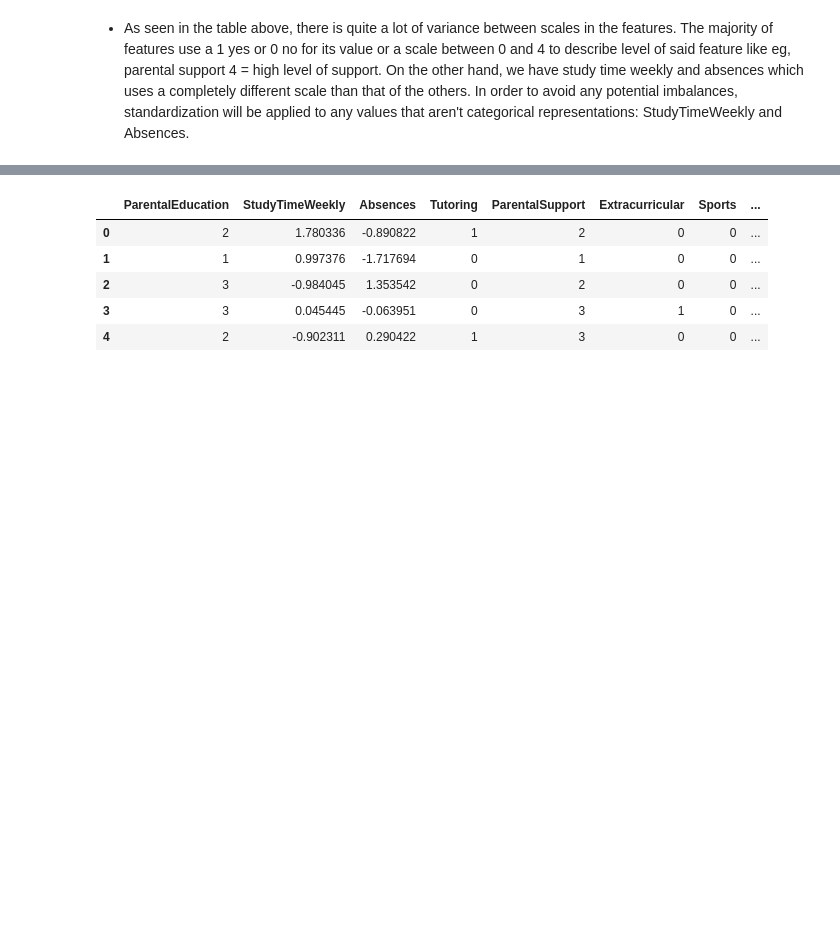
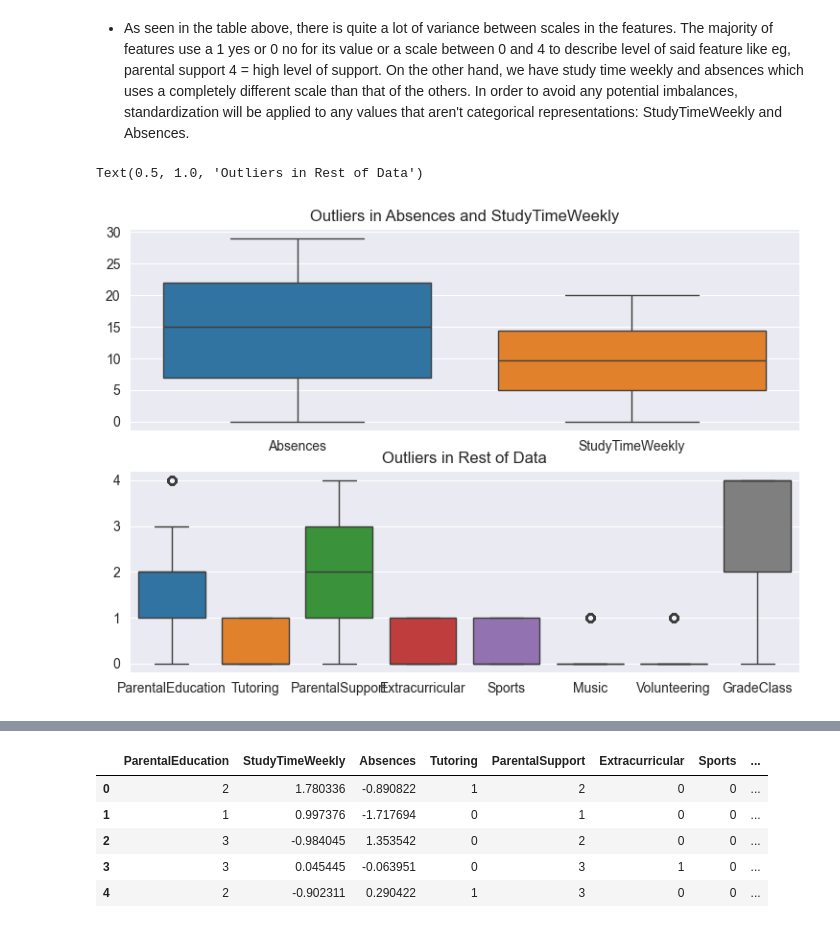
Before and after one commit to hoangcanthi/INM-701-coursework-group-Viet-Hoang-Pham---Jakub-Wochniak, a Jupyter notebook: main.ipynb, the cells around one changed output, grey strips where cells are left out. Saved outputs shown, nothing was run; the diff lists cells and outputs as text; code cells hidden in the pictures; blank space fills up the shorter version.

```diff
--- a/main.ipynb
+++ b/main.ipynb
@@ -186,3 +186,15 @@ data.head()
 | 4 | 2 | 4.672495 | 17 | 1 | 3 | 0 | 0 | ... |
 # %% [markdown]
 - As seen in the table above, there is quite a lot of variance between scales in the features. The majority of features use a 1 yes or 0 no for its value or a scale between 0 and 4 to describe level of said feature like eg, parental support 4 = high level of support. On the other hand, we have study time weekly and absences which uses a completely different scale than that of the others. In order to avoid any potential imbalances, standardization will be applied to any values that aren't categorical representations: StudyTimeWeekly and Absences.
+# %%
+#a quick boxplot to detect any potential outliers
+fig, axes = plt.subplots(2, 1, figsize=(9, 6))
+
+sns.boxplot(data=data[['Absences', 'StudyTimeWeekly']], ax=axes[0])
+sns.boxplot(data=data[['ParentalEducation', 'Tutoring', 'ParentalSupport', 'Extracurricular', 'Sports', 'Music', 'Volunteering', 'GradeClass']], ax=axes[1])
+
+axes[0].set_title("Outliers in Absences and StudyTimeWeekly")
+axes[1].set_title("Outliers in Rest of Data")
+# %% [output]
+Text(0.5, 1.0, 'Outliers in Rest of Data')
+[figure, added]
```
Also changed, not shown: parts of 6 cells of this notebook.
